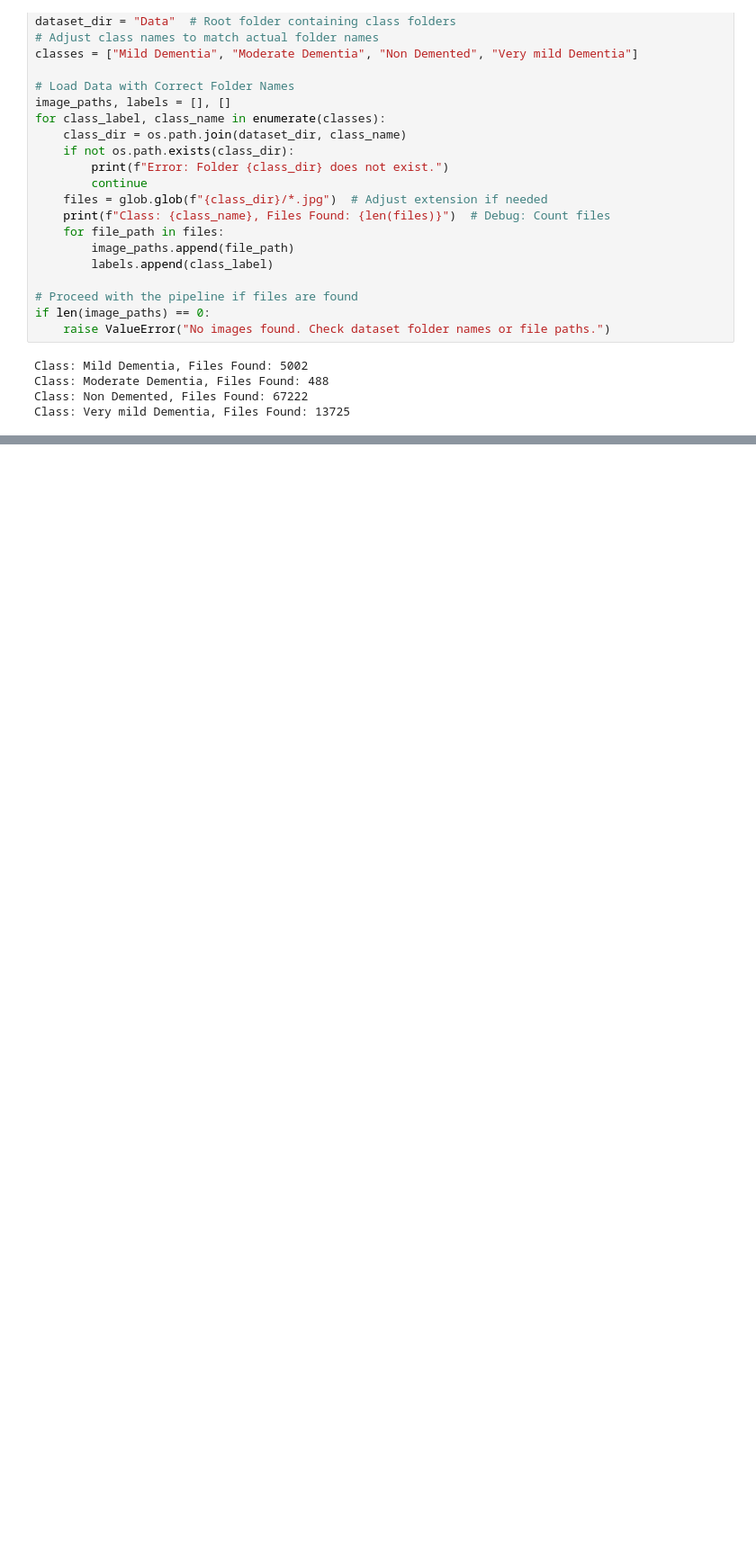
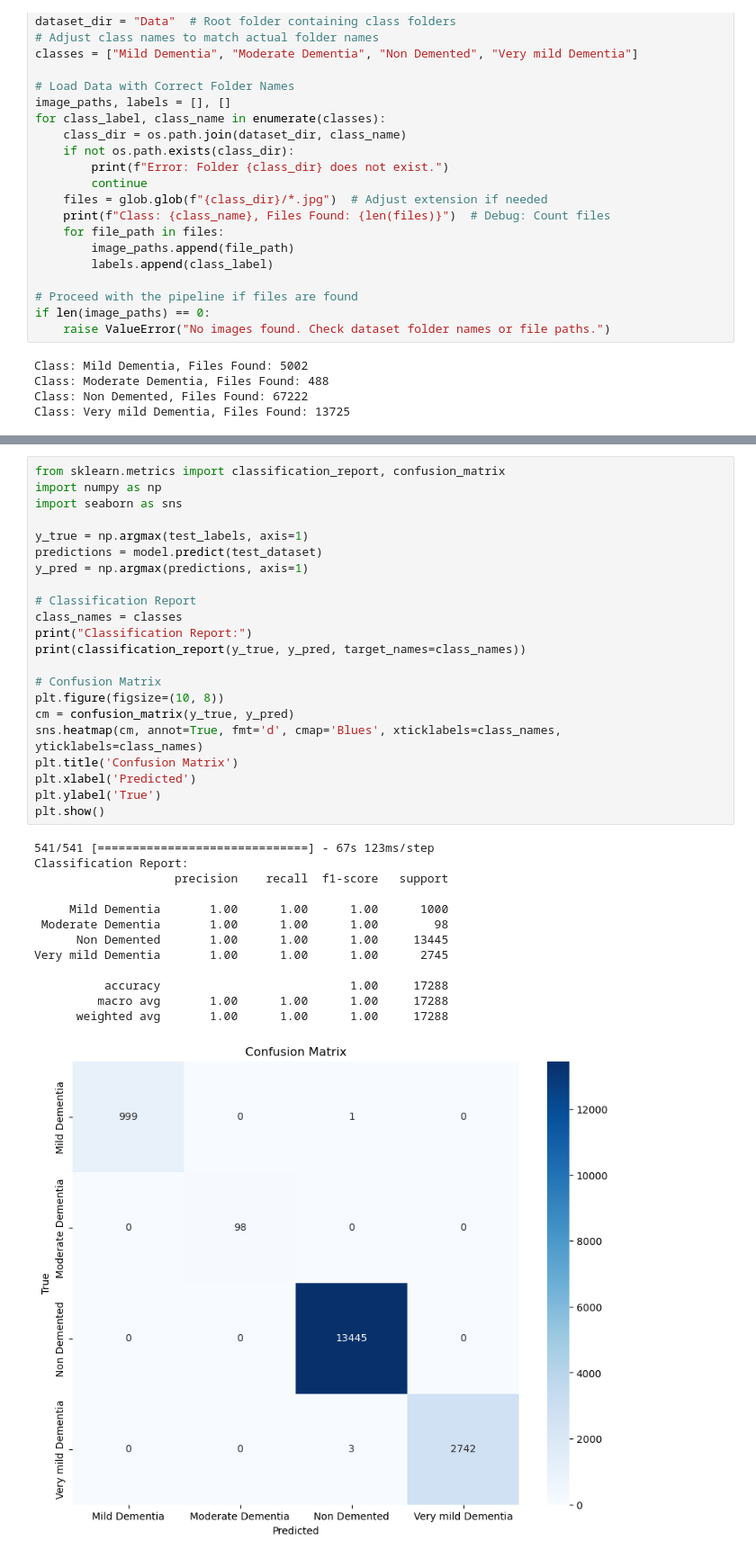
Before and after one commit to Hutt01/AAUTIA2, a Jupyter notebook: FJSL_Alzheimer_Classification.ipynb, the cells around one changed output, grey strips where cells are left out. Shown at 90% size. Drawn from its saved outputs; the diff is of its cells as text; blank space fills up the shorter version.

```diff
--- a/FJSL_Alzheimer_Classification.ipynb
+++ b/FJSL_Alzheimer_Classification.ipynb
@@ -50,0 +214,36 @@ plt.show()
+# %%
+from sklearn.metrics import classification_report, confusion_matrix
+import numpy as np
+import seaborn as sns
+
+y_true = np.argmax(test_labels, axis=1)
+predictions = model.predict(test_dataset)
+y_pred = np.argmax(predictions, axis=1)
+
+# Classification Report
+class_names = classes
+print("Classification Report:")
+print(classification_report(y_true, y_pred, target_names=class_names))
+
+# Confusion Matrix
+plt.figure(figsize=(10, 8))
+cm = confusion_matrix(y_true, y_pred)
+sns.heatmap(cm, annot=True, fmt='d', cmap='Blues', xticklabels=class_names, yticklabels=class_names)
+plt.title('Confusion Matrix')
+plt.xlabel('Predicted')
+plt.ylabel('True')
+plt.show()
+# %% [output]
+541/541 [==============================] - 67s 123ms/step
+Classification Report:
+                    precision    recall  f1-score   support
+
+     Mild Dementia       1.00      1.00      1.00      1000
+ Moderate Dementia       1.00      1.00      1.00        98
+      Non Demented       1.00      1.00      1.00     13445
+Very mild Dementia       1.00      1.00      1.00      2745
+
+          accuracy                           1.00     17288
+         macro avg       1.00      1.00      1.00     17288
+      weighted avg       1.00      1.00      1.00     17288
+[figure, added]
```
Also changed, not shown: parts of 8 cells of this notebook.
